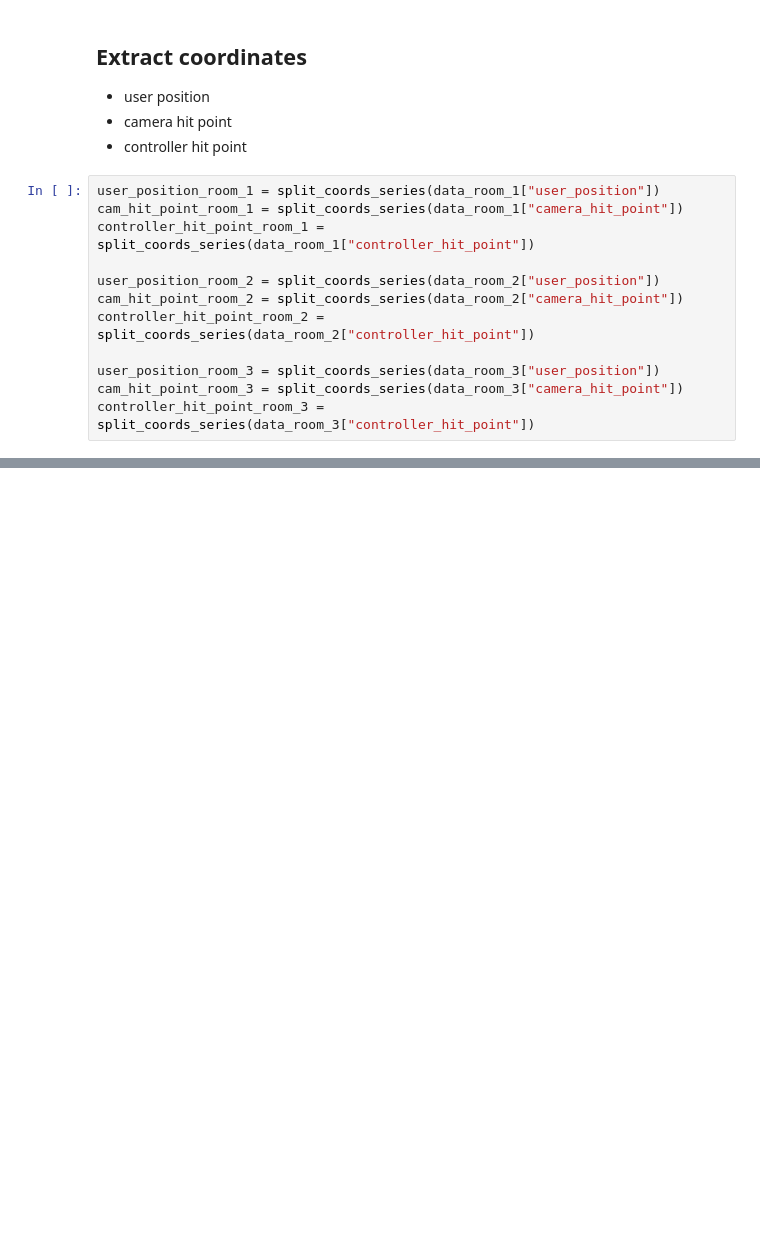
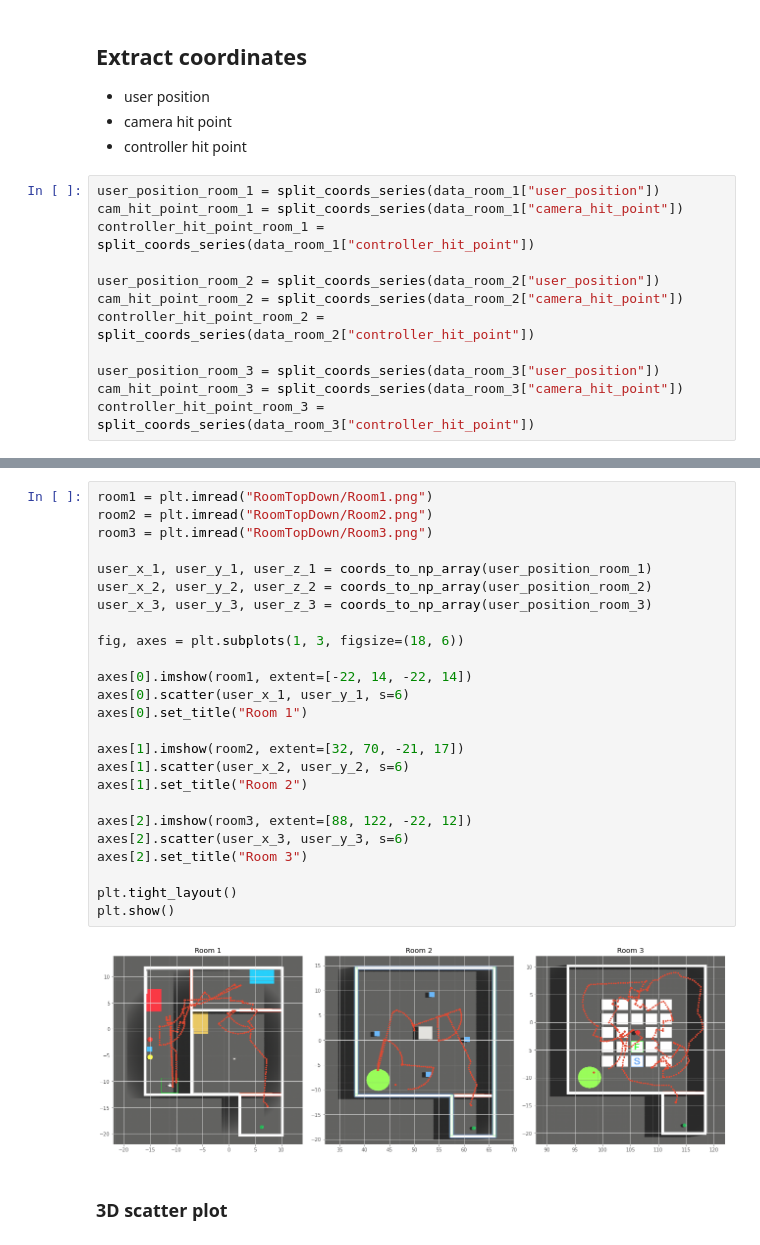
Before and after one commit to spencerwooo/situational-awareness-vr, a Jupyter notebook: DataAnalysis/InteractionAnalysis.ipynb, the cells around one changed output, grey strips where cells are left out. Drawn from its saved outputs; the diff is of its cells as text; blank space fills up the shorter version.

Commit message:
Top down python plot user position

```diff
--- a/DataAnalysis/InteractionAnalysis.ipynb
+++ b/DataAnalysis/InteractionAnalysis.ipynb
@@ -77,2 +97,31 @@ controller_hit_point_room_3 = split_coords_series(data_room_3["controller_hit_po
+# %%
+room1 = plt.imread("RoomTopDown/Room1.png")
+room2 = plt.imread("RoomTopDown/Room2.png")
+room3 = plt.imread("RoomTopDown/Room3.png")
+
+user_x_1, user_y_1, user_z_1 = coords_to_np_array(user_position_room_1)
+user_x_2, user_y_2, user_z_2 = coords_to_np_array(user_position_room_2)
+user_x_3, user_y_3, user_z_3 = coords_to_np_array(user_position_room_3)
+
+fig, axes = plt.subplots(1, 3, figsize=(18, 6))
+
+axes[0].imshow(room1, extent=[-22, 14, -22, 14])
+axes[0].scatter(user_x_1, user_y_1, s=6)
+axes[0].set_title("Room 1")
+
+axes[1].imshow(room2, extent=[32, 70, -21, 17])
+axes[1].scatter(user_x_2, user_y_2, s=6)
+axes[1].set_title("Room 2")
+
+axes[2].imshow(room3, extent=[88, 122, -22, 12])
+axes[2].scatter(user_x_3, user_y_3, s=6)
+axes[2].set_title("Room 3")
+
+plt.tight_layout()
+plt.show()
+# %% [output]
+[figure, added]
+# %% [markdown]
+### 3D scatter plot
 # %%
 %matplotlib widget
```
Also changed, not shown: parts of 3 cells of this notebook.
